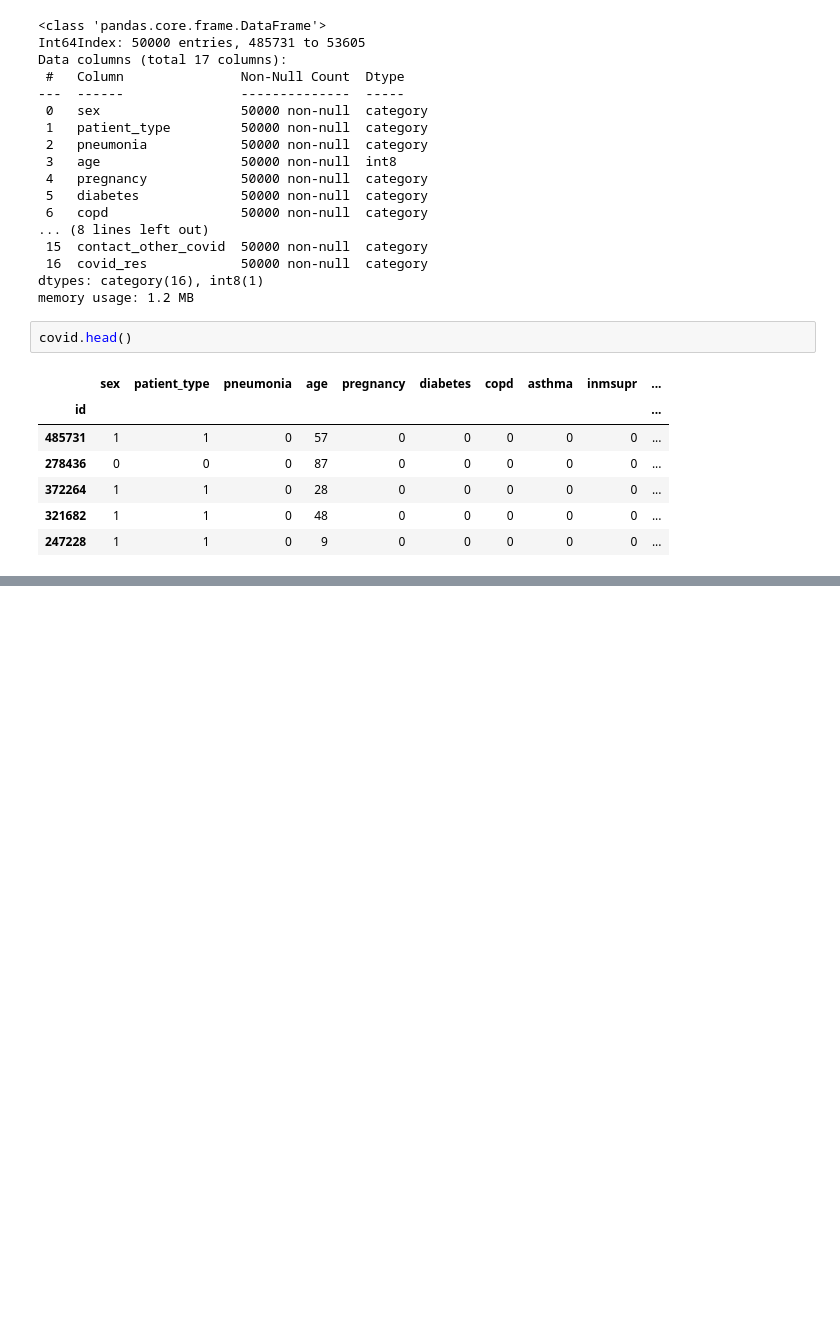
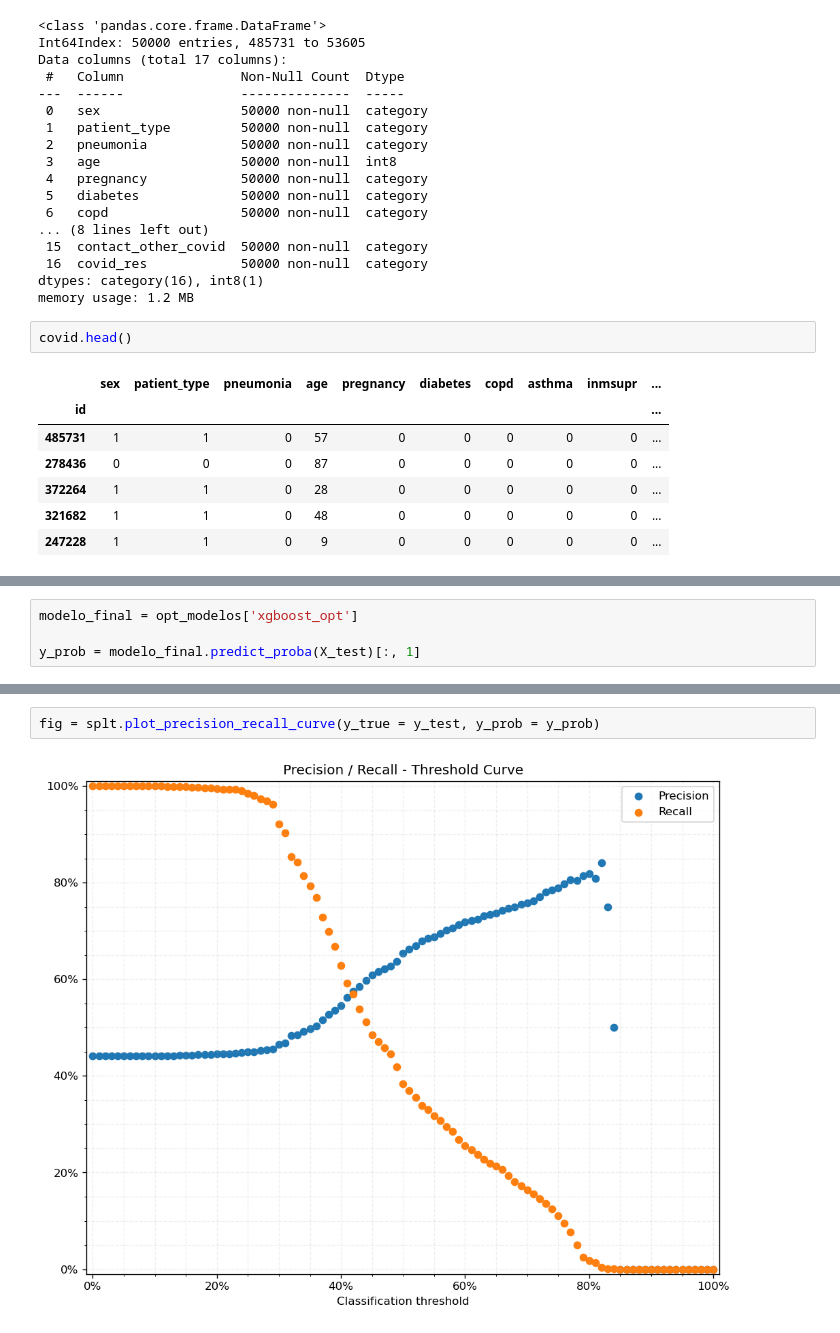
Before and after one commit to flimao/modelos-covid, a Jupyter notebook: notebooks_exploration/4-otimizacao.ipynb, the cells around one changed output, grey strips where cells are left out. Cells and saved outputs as stored; diff of their text form; blank space fills up the shorter version.

```diff
--- a/notebooks_exploration/4-otimizacao.ipynb
+++ b/notebooks_exploration/4-otimizacao.ipynb
@@ -92,0 +395,4 @@ covid.head()
+# %%
+modelo_final = opt_modelos['xgboost_opt']
+
+y_prob = modelo_final.predict_proba(X_test)[:, 1]
@@ -92,0 +511,4 @@ covid.head()
+# %%
+fig = splt.plot_precision_recall_curve(y_true = y_test, y_prob = y_prob)
+# %% [output]
+[figure, added]
```
Also changed, not shown: parts of 34 cells of this notebook.
